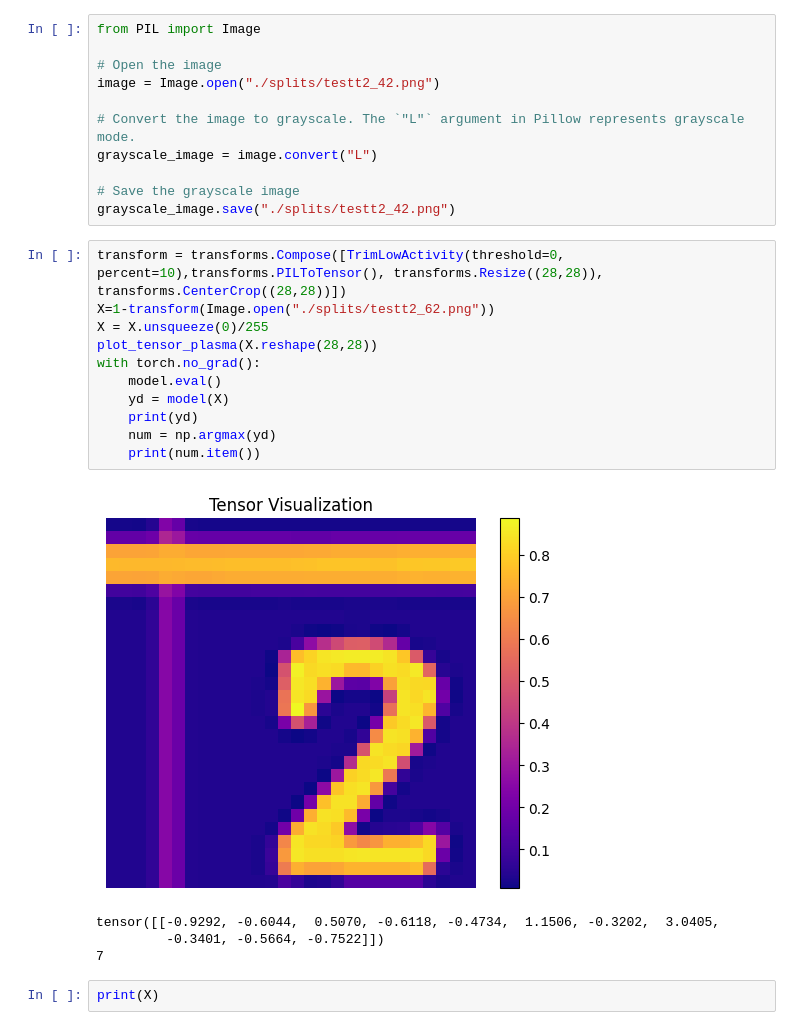
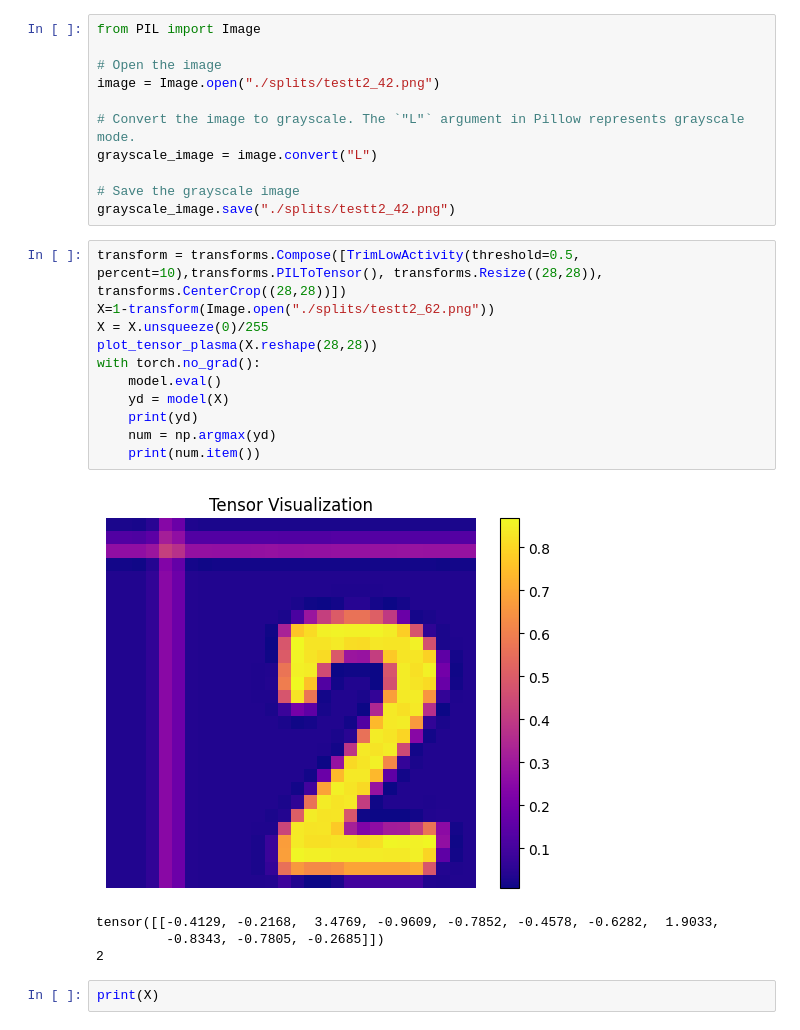
Before and after one commit to Willio06/SudokuSolver, a Jupyter notebook: test.ipynb, the cells around one changed output. Cells and saved outputs as stored; diff of their text form.

```diff
--- a/test.ipynb
+++ b/test.ipynb
@@ -380,21 +380,21 @@ grayscale_image = image.convert("L")
 # Save the grayscale image
 grayscale_image.save("./splits/testt2_42.png")
 # %%
-transform = transforms.Compose([TrimLowActivity(threshold=0, percent=10),transforms.PILToTensor(), transforms.Resize((28,28)), transforms.CenterCrop((28,28))])
+transform = transforms.Compose([TrimLowActivity(threshold=0.5, percent=10),transforms.PILToTensor(), transforms.Resize((28,28)), transforms.CenterCrop((28,28))])
 X=1-transform(Image.open("./splits/testt2_62.png"))
 X = X.unsqueeze(0)/255
 plot_tensor_plasma(X.reshape(28,28))
 with torch.no_grad():
     model.eval()
     yd = model(X)
     print(yd)
     num = np.argmax(yd)
     print(num.item())
 # %% [output]
-[figure, old version]
+[figure, new version]
-tensor([[-0.9292, -0.6044,  0.5070, -0.6118, -0.4734,  1.1506, -0.3202,  3.0405,
-         -0.3401, -0.5664, -0.7522]])
-7
+tensor([[-0.4129, -0.2168,  3.4769, -0.9609, -0.7852, -0.4578, -0.6282,  1.9033,
+         -0.8343, -0.7805, -0.2685]])
+2
 # %%
 print(X)
 # %% [output]
```
Also changed, not shown: 11 other files.
